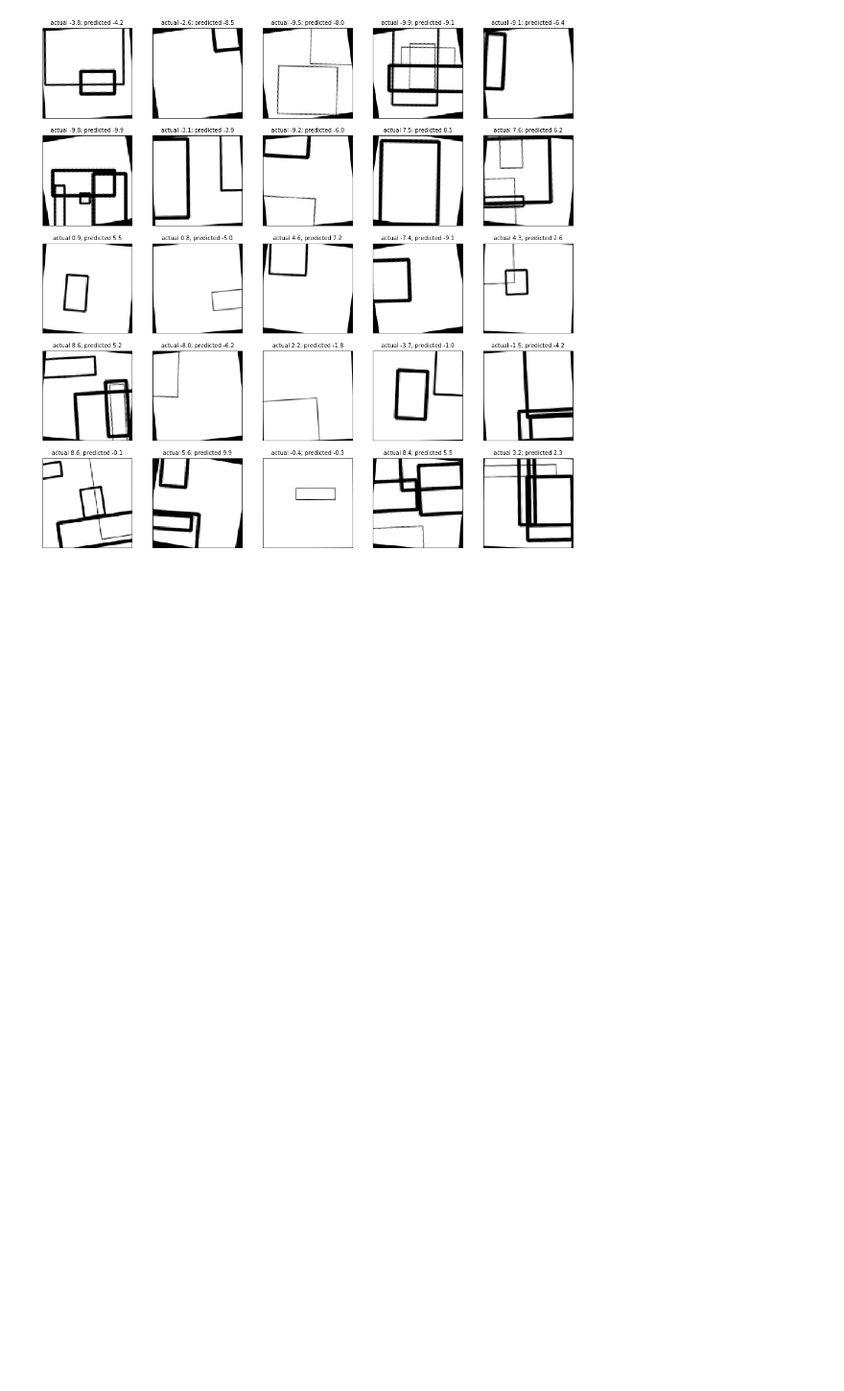
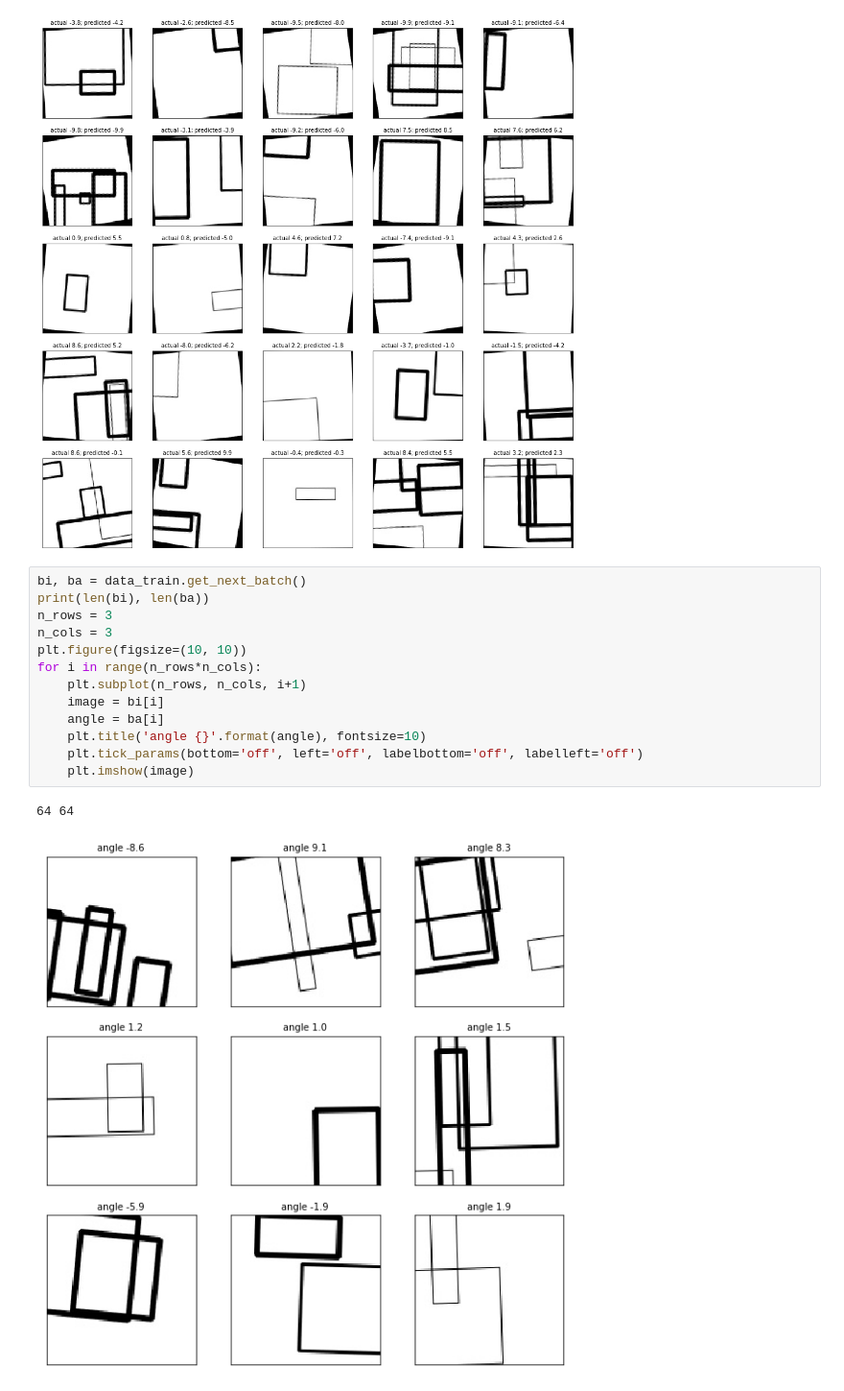
Before and after one commit to feklistoff/Guess-Angle-CNN-Project, a Jupyter notebook: model_tf.ipynb, the cells around one changed output. Shown: that part at 96% size. Saved outputs shown, nothing was run; the diff lists cells and outputs as text; blank space fills up the shorter version.

```diff
--- a/model_tf.ipynb
+++ b/model_tf.ipynb
@@ -432,3 +323,19 @@ for i in range(n_rows*n_cols):
     plt.imshow(image)
 # %% [output]
 [figure]
+# %%
+bi, ba = data_train.get_next_batch()
+print(len(bi), len(ba))
+n_rows = 3
+n_cols = 3
+plt.figure(figsize=(10, 10))
+for i in range(n_rows*n_cols):
+    plt.subplot(n_rows, n_cols, i+1)
+    image = bi[i]
+    angle = ba[i]
+    plt.title('angle {}'.format(angle), fontsize=10)
+    plt.tick_params(bottom='off', left='off', labelbottom='off', labelleft='off')
+    plt.imshow(image)
+# %% [output]
+64 64
+[figure, added]
```
Also changed, not shown: parts of 29 cells of this notebook, 1 other file.
